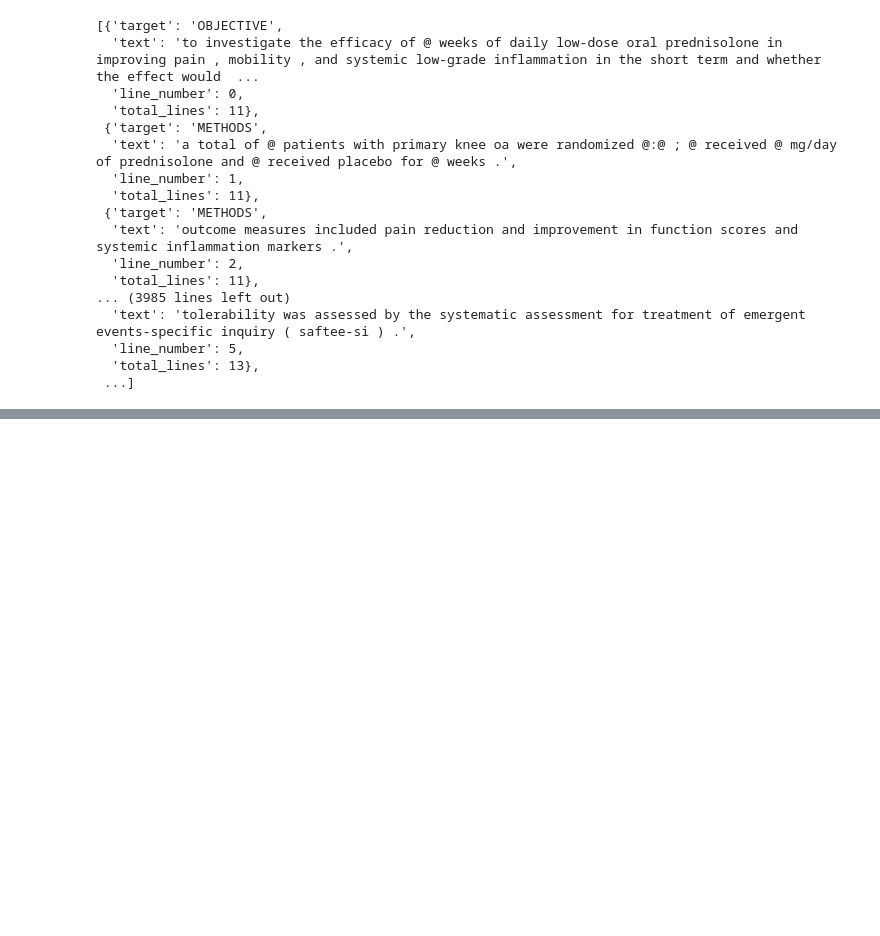
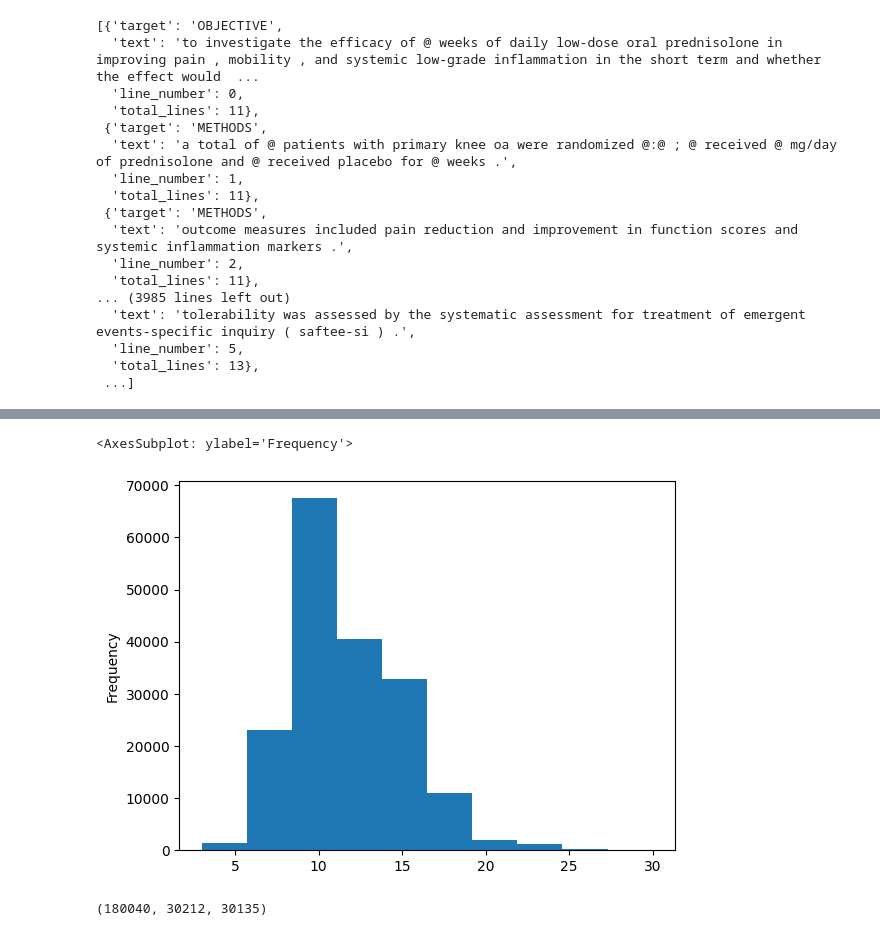
Before and after one commit to vivek11416/tensorFlow, a Jupyter notebook: NLPFundamentals/SkimLit.ipynb, the cells around one changed output, grey strips where cells are left out. Drawn from its saved outputs; the diff is of its cells as text; code cells hidden in the pictures; blank space fills up the shorter version.

```diff
--- a/NLPFundamentals/SkimLit.ipynb
+++ b/NLPFundamentals/SkimLit.ipynb
@@ -130,0 +131,12 @@ train_df.head()
+# %%
+train_df.total_lines.plot.hist()
+# %% [output]
+<AxesSubplot: ylabel='Frequency'>
+[figure, added]
+# %%
+train_sentences = train_df["text"].tolist()
+val_sentences = val_df["text"].tolist()
+test_sentences = test_df["text"].tolist()
+len(train_sentences),len(val_sentences),len(test_sentences)
+# %% [output]
+(180040, 30212, 30135)
```
Also changed, not shown: parts of 6 cells of this notebook.
